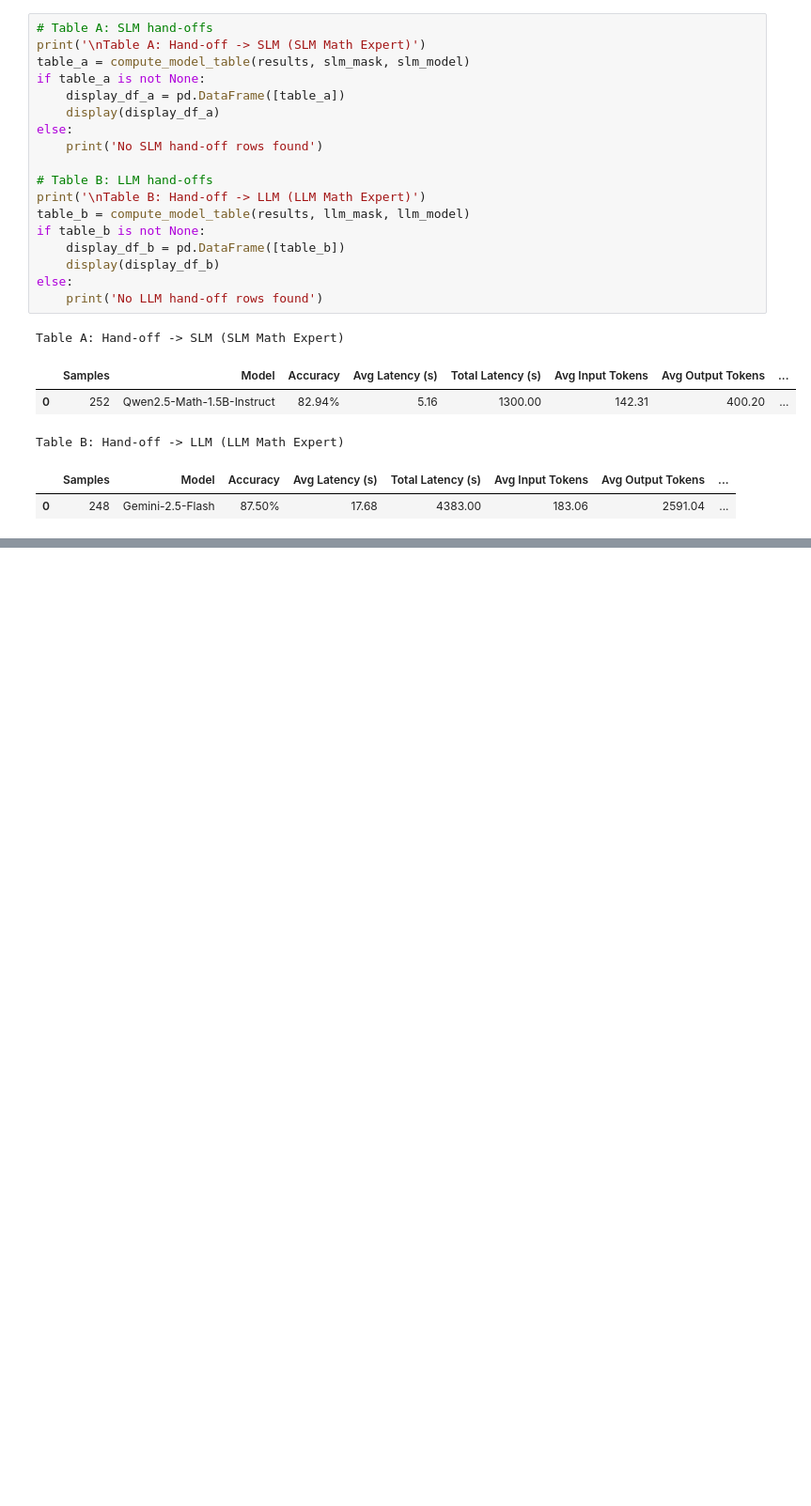
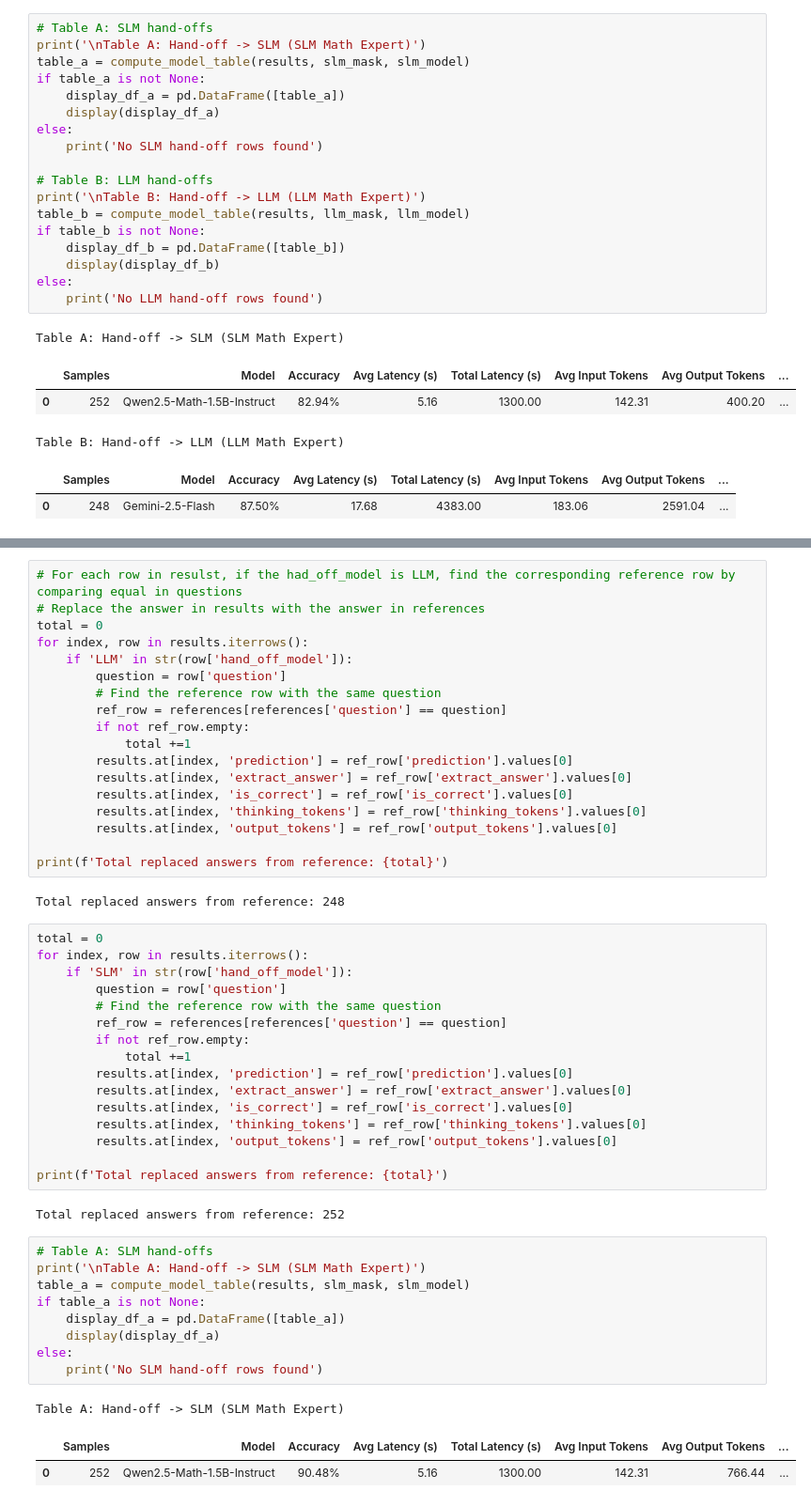
Before and after one commit to Akirahai/Delegate_SLM_Focus, a Jupyter notebook: experiments/Experiments_Analysis.ipynb, the cells around one changed output, grey strips where cells are left out. Shown at 94% size. Drawn from its saved outputs; the diff is of its cells as text; blank space fills up the shorter version.

```diff
--- a/experiments/Experiments_Analysis.ipynb
+++ b/experiments/Experiments_Analysis.ipynb
@@ -417,0 +458,51 @@ The cost of Gemini-2.5-Flash takes 94.63%
+# %%
+# For each row in resulst, if the had_off_model is LLM, find the corresponding reference row by comparing equal in questions
+# Replace the answer in results with the answer in references
+total = 0
+for index, row in results.iterrows():
+    if 'LLM' in str(row['hand_off_model']):
+        question = row['question']
+        # Find the reference row with the same question
+        ref_row = references[references['question'] == question]
+        if not ref_row.empty:
+            total +=1
+        results.at[index, 'prediction'] = ref_row['prediction'].values[0]
+        results.at[index, 'extract_answer'] = ref_row['extract_answer'].values[0]
+        results.at[index, 'is_correct'] = ref_row['is_correct'].values[0]
+        results.at[index, 'thinking_tokens'] = ref_row['thinking_tokens'].values[0]
+        results.at[index, 'output_tokens'] = ref_row['output_tokens'].values[0]
+
+print(f'Total replaced answers from reference: {total}')
+# %% [output]
+Total replaced answers from reference: 248
+# %%
+total = 0
+for index, row in results.iterrows():
+    if 'SLM' in str(row['hand_off_model']):
+        question = row['question']
+        # Find the reference row with the same question
+        ref_row = references[references['question'] == question]
+        if not ref_row.empty:
+            total +=1
+        results.at[index, 'prediction'] = ref_row['prediction'].values[0]
+        results.at[index, 'extract_answer'] = ref_row['extract_answer'].values[0]
+        results.at[index, 'is_correct'] = ref_row['is_correct'].values[0]
+        results.at[index, 'thinking_tokens'] = ref_row['thinking_tokens'].values[0]
+        results.at[index, 'output_tokens'] = ref_row['output_tokens'].values[0]
+
+print(f'Total replaced answers from reference: {total}')
+# %% [output]
+Total replaced answers from reference: 252
+# %%
+# Table A: SLM hand-offs
+print('\nTable A: Hand-off -> SLM (SLM Math Expert)')
+table_a = compute_model_table(results, slm_mask, slm_model)
+if table_a is not None:
+    display_df_a = pd.DataFrame([table_a])
+    display(display_df_a)
+else:
+    print('No SLM hand-off rows found')
+# %% [output]
+Table A: Hand-off -> SLM (SLM Math Expert)
+|  | Samples | Model | Accuracy | Avg Latency (s) | Total Latency (s) | Avg Input Tokens | Avg Output Tokens | ... |
+| 0 | 252 | Qwen2.5-Math-1.5B-Instruct | 90.48% | 5.16 | 1300.00 | 142.31 | 766.44 | ... |
```
Also changed, not shown: parts of 30 cells of this notebook, 3 other files.
